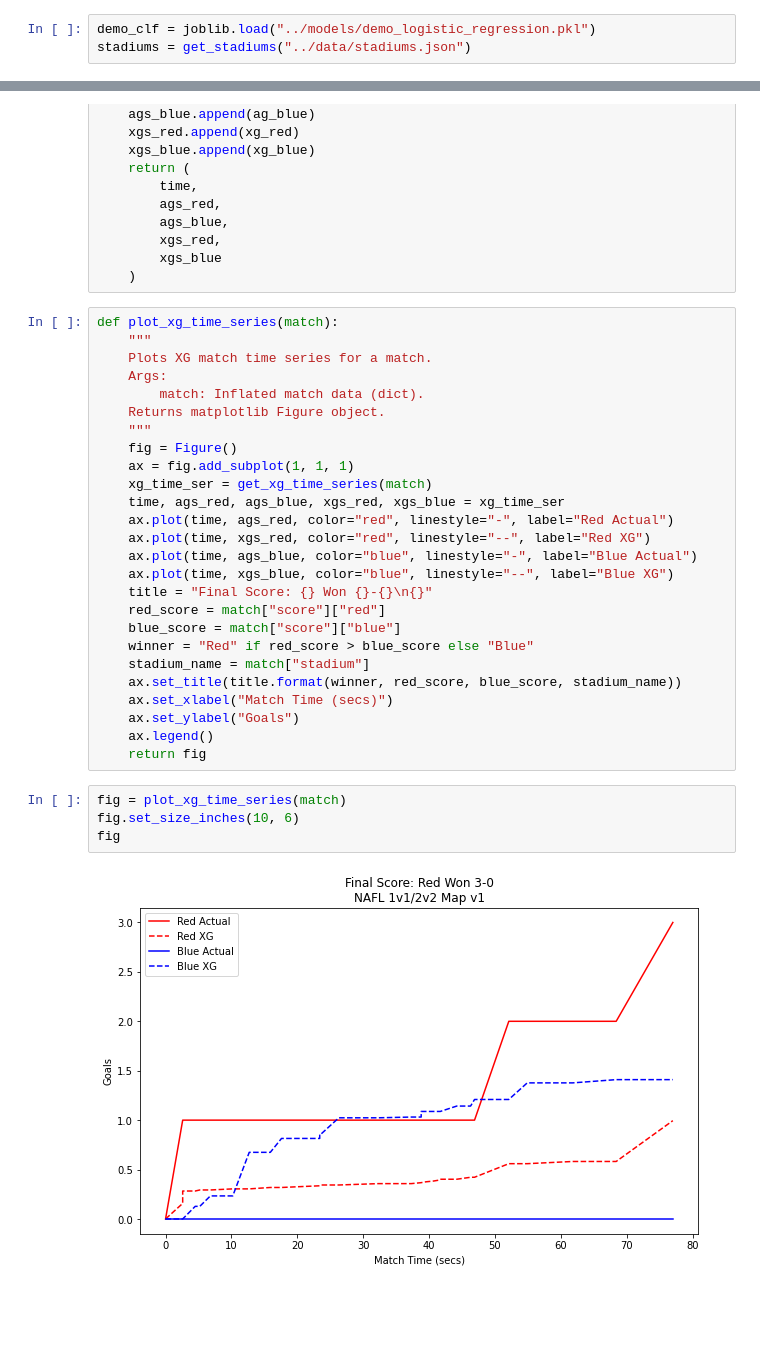
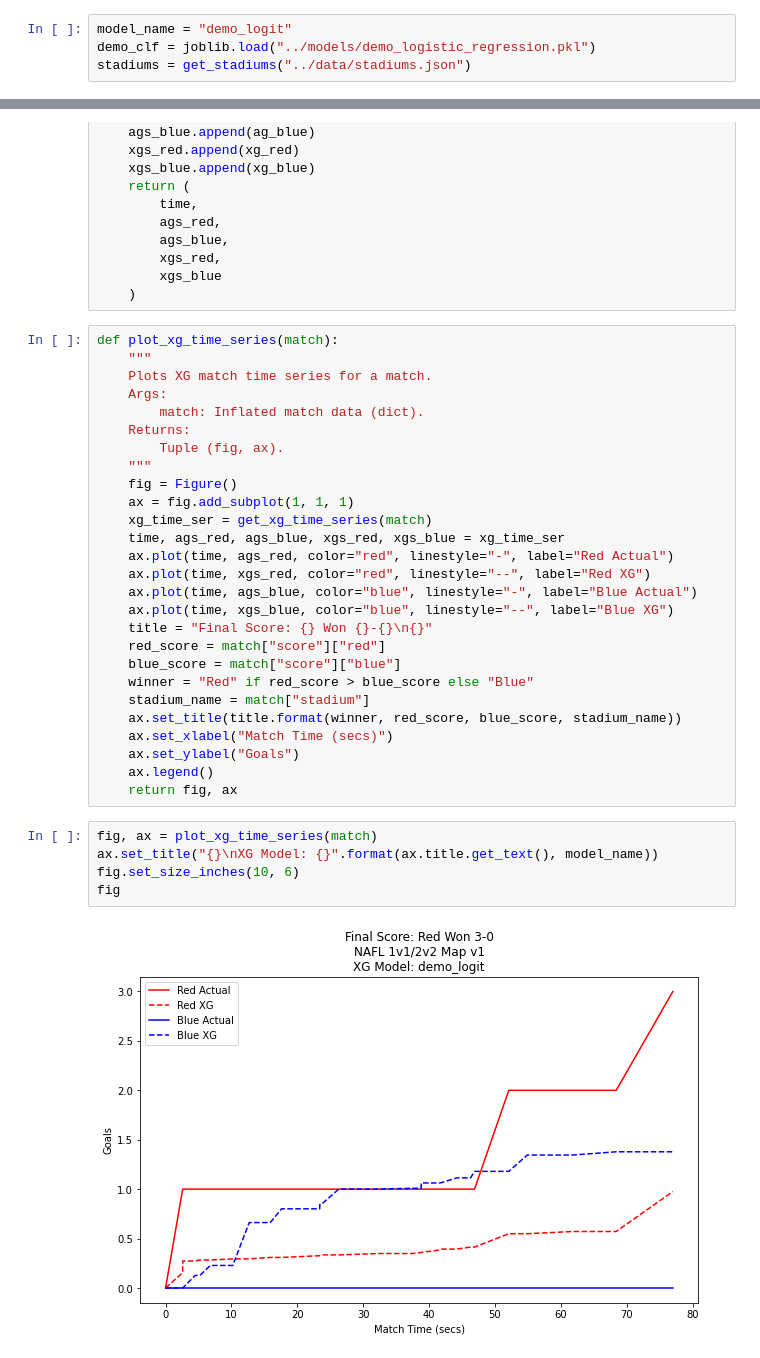
Before and after one commit to vingkan/haxml, a Jupyter notebook: notebooks/plot_xg_after_match.ipynb, the cells around one changed output, grey strips where cells are left out. Saved outputs shown, nothing was run; the diff lists cells and outputs as text; blank space fills up the shorter version.

```diff
--- a/notebooks/plot_xg_after_match.ipynb
+++ b/notebooks/plot_xg_after_match.ipynb
@@ -25,6 +25,7 @@ import matplotlib.pyplot as plt
 MATCH = "-MOyZiwOkxMJwf-lNiT3"
 STADIUM = "NAFL 1v1/2v2 Map v1"
 # %%
+model_name = "demo_logit"
 demo_clf = joblib.load("../models/demo_logistic_regression.pkl")
 stadiums = get_stadiums("../data/stadiums.json")
 # %%
@@ -94,7 +95,8 @@ def plot_xg_time_series(match):
     Plots XG match time series for a match.
     Args:
         match: Inflated match data (dict).
-    Returns matplotlib Figure object.
+    Returns:
+        Tuple (fig, ax).
     """
     fig = Figure()
     ax = fig.add_subplot(1, 1, 1)
@@ -113,10 +115,11 @@ def plot_xg_time_series(match):
     ax.set_xlabel("Match Time (secs)")
     ax.set_ylabel("Goals")
     ax.legend()
-    return fig
+    return fig, ax
 # %%
-fig = plot_xg_time_series(match)
+fig, ax = plot_xg_time_series(match)
+ax.set_title("{}\nXG Model: {}".format(ax.title.get_text(), model_name))
 fig.set_size_inches(10, 6)
 fig
 # %% [output]
-[figure, old version]
+[figure, new version]
```
Also changed, not shown: 5 other files.
